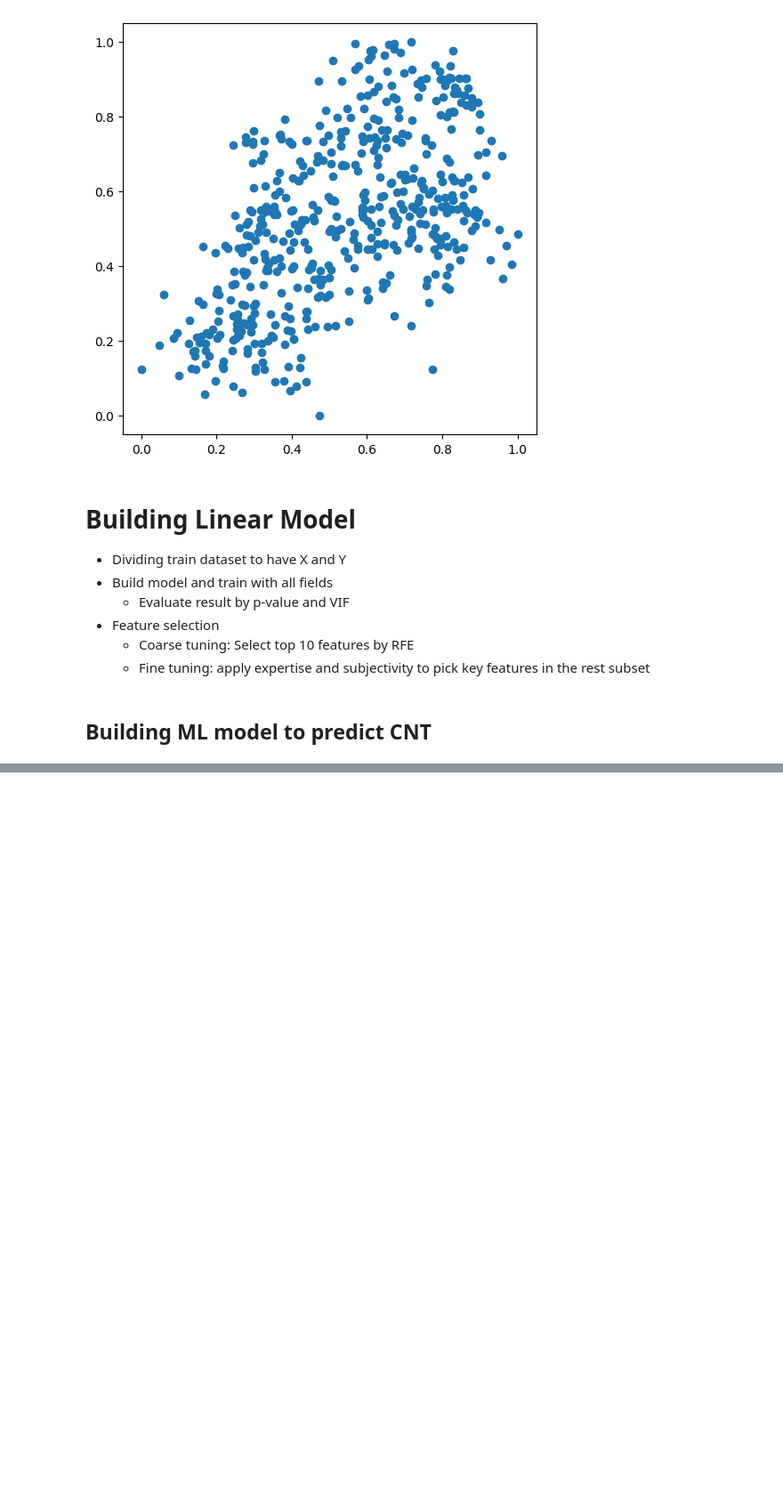
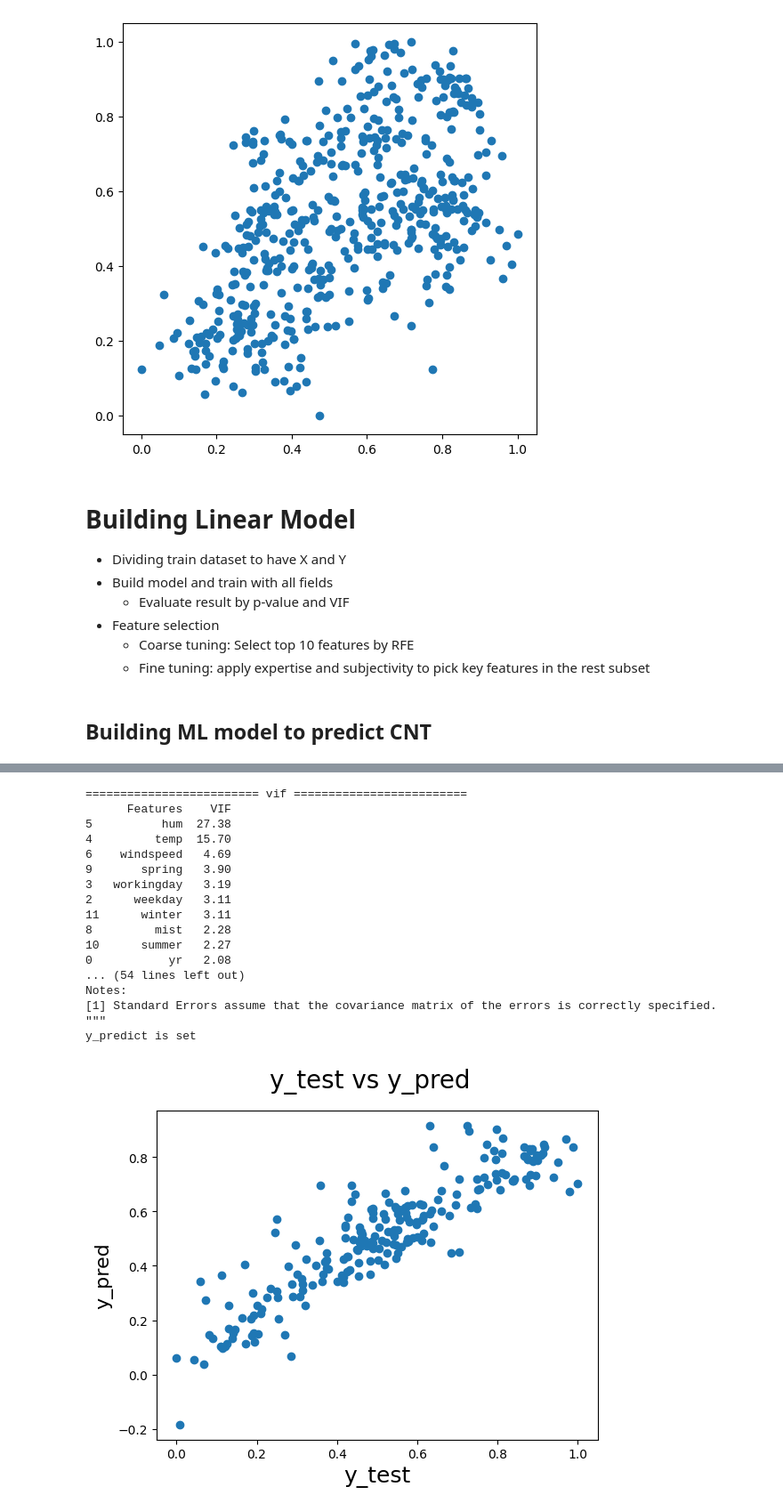
Before and after one commit to irish-luong/ML-multiple-linear-regression-case-study, a Jupyter notebook: notebooks.ipynb, the cells around one changed output, grey strips where cells are left out. Shown at 89% size. Saved outputs shown, nothing was run; the diff lists cells and outputs as text; code cells hidden in the pictures; blank space fills up the shorter version.

```diff
--- a/notebooks.ipynb
+++ b/notebooks.ipynb
@@ -523,0 +540,69 @@ y_predict is set
+# %%
+target_variable = 'cnt'
+
+# Some fields have relationship with target variable will be deleted at the begining
+# cnt = registered + casual
+# temp is high correlate with atemp
+init_drop_variables = ['registered', 'casual', 'mnth', 'atemp']
+
+# Remove registered casual to avoid bias
+cnt_train_df = df_train.drop(init_drop_variables, axis=1)
+cnt_test_df = df_test.drop(init_drop_variables, axis=1)
+
+
+# Diving train dataset to have X and Y
+cnt_y_train = cnt_train_df.pop(target_variable)
+cnt_X_train = cnt_train_df
+
+# Diving test dataset to have X and Y
+cnt_y_test = cnt_test_df.pop(target_variable)
+cnt_X_test = cnt_test_df[cnt_X_train.columns]
+
+
+# Select top 10 the most important features by RFE algorithm
+
+features = OLSModel.auto_select_features(
+    algorithm='rfe',
+    X=cnt_X_train,
+    y=cnt_y_train,
+    n_features_to_select=10
+    )
+
+# Build model with all fields
+cnt_model_v2 = OLSModel(
+    model_id='bike_sharing_cnt_predictor',
+    X_train=cnt_X_train,
+    y_train=cnt_y_train,
+    X_test=cnt_X_test,
+    y_test=cnt_y_test,
+    model_version='v2'
+)
+
+cnt_model_v2.train()
+
+cnt_model_v2.residual_analyze()
+
+cnt_model_v2.test()
+
+cnt_model_v2.show_evaluation()
+
+cnt_model_v2.show_error()
+# %% [output]
+========================= vif =========================
+      Features    VIF
+5          hum  27.38
+4         temp  15.70
+6    windspeed   4.69
+9       spring   3.90
+3   workingday   3.19
+2      weekday   3.11
+11      winter   3.11
+8         mist   2.28
+10      summer   2.27
+0           yr   2.08
+... (54 lines left out)
+Notes:
+[1] Standard Errors assume that the covariance matrix of the errors is correctly specified.
+"""
+y_predict is set
+[figure, added]
```
Also changed, not shown: parts of 14 cells of this notebook.
